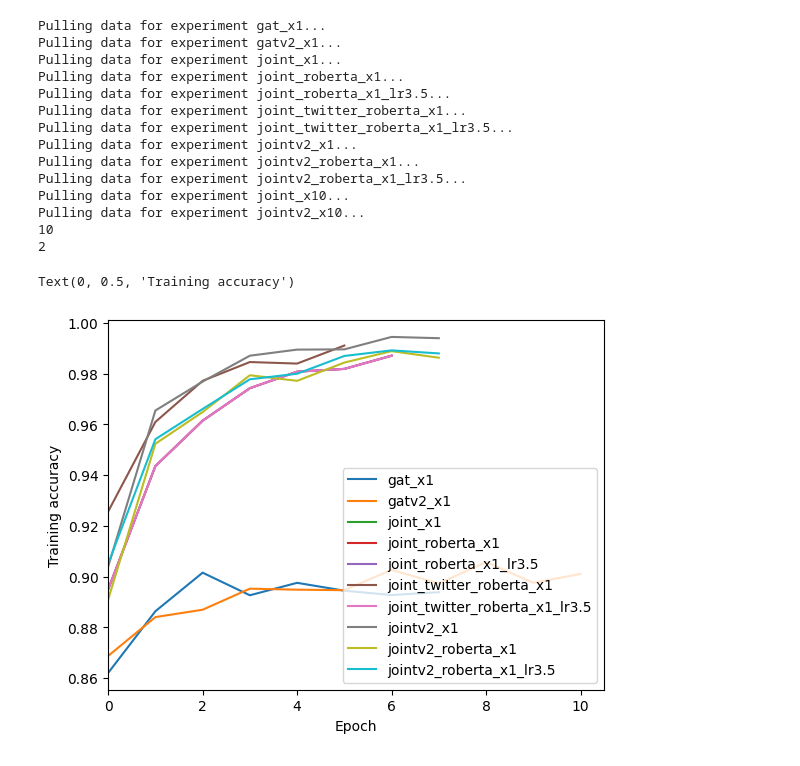
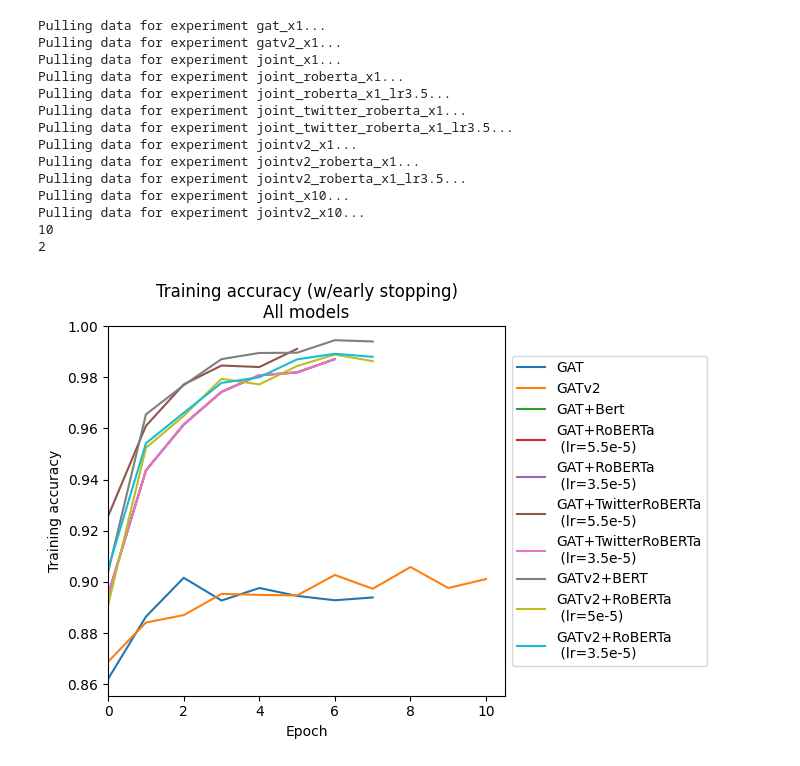
Before and after one commit to guptaviha/GF-OLD, a Jupyter notebook: examples/plots.ipynb, the cells around one changed output. Drawn from its saved outputs; the diff is of its cells as text; code cells hidden in the pictures.

Commit message:
Results, plots, images

```diff
--- a/examples/plots.ipynb
+++ b/examples/plots.ipynb
@@ -56,18 +81,26 @@ Pulling data for experiment joint_x10...
 Pulling data for experiment jointv2_x10...
 10
 2
-# %%
-plt.figure()
-
-sample = experiments[0:10]
-
-for idx, experiment in enumerate(sample):
-    d = data_x1[0:10][idx].train_acc
-    plt.plot(d, label=experiments[0:10][idx])
-plt.legend()
-plt.xlabel('Epoch')
-plt.xlim(0.0)
-plt.ylabel('Training accuracy')
-# %% [output]
-Text(0, 0.5, 'Training accuracy')
-[figure, removed]
+# %%
+fig = plt.figure()
+ax = plt.subplot(111)
+
+sample = experiments[0:10]
+
+for idx, experiment in enumerate(sample):
+    d = data_x1[0:10][idx].train_acc
+    ax.plot(d, label=labels[0:10][idx])
+
+box =ax.get_position()
+ax.set_position([box.x0, box.y0, box.width * 0.8, box.height])
+ax.legend(loc='center left', bbox_to_anchor=(1.0, 0.5))
+ax.set_xlabel('Epoch')
+ax.set_xlim(0.0)
+ax.set_ylabel('Training accuracy')
+ax.set_ylim(top=1.0)
+ax.set_title("Training accuracy (w/early stopping)\nAll models")
+
+plt.savefig("../publish/images/training_acc_all.png", dpi=300)
+plt.show()
+# %% [output]
+[figure, added]
```
Also changed, not shown: parts of 12 cells of this notebook, 5 other files.
